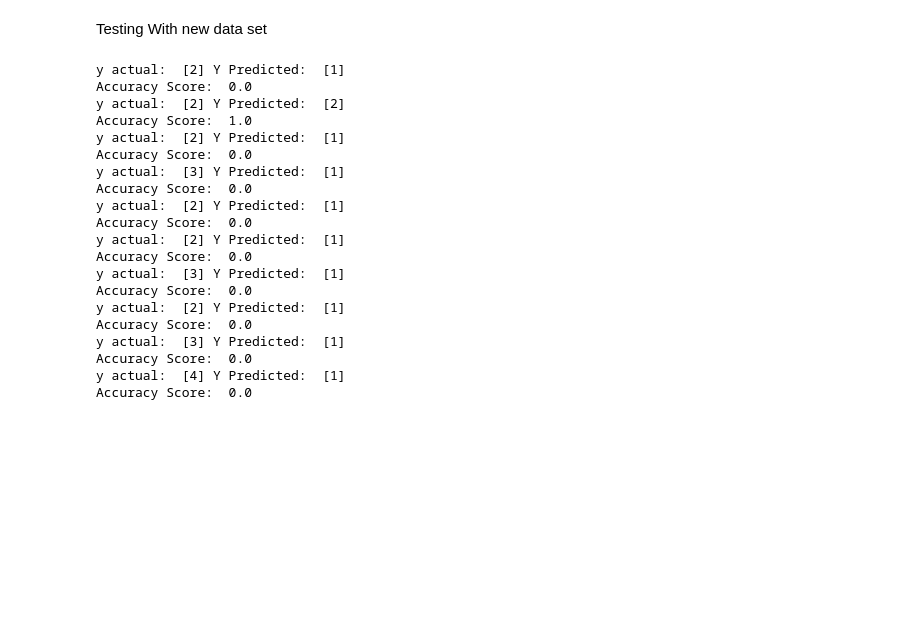
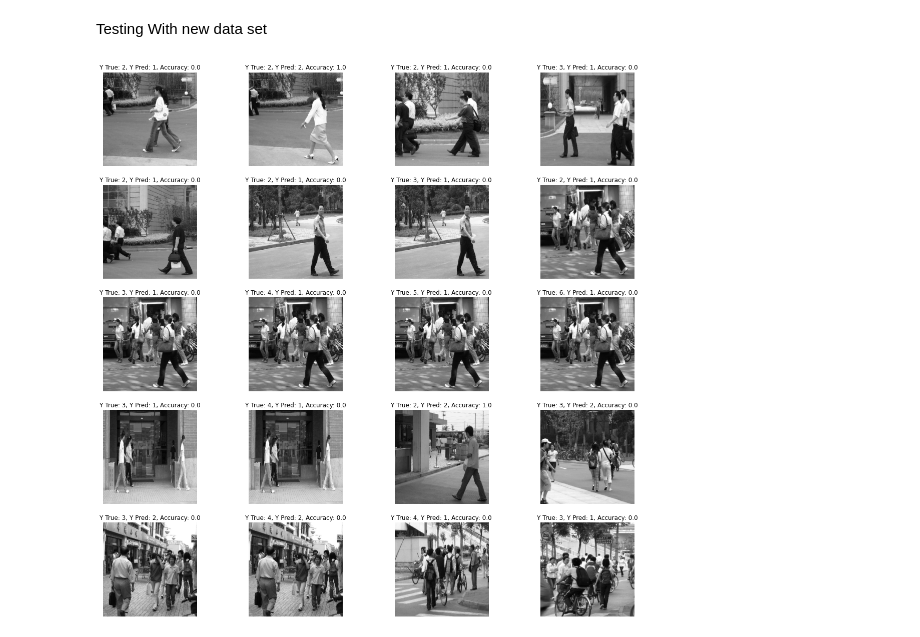
Before and after one commit to divyakumar95/HumanCount, a Jupyter notebook: MachineLearning-CA01.ipynb, the cells around one changed output. Drawn from its saved outputs; the diff is of its cells as text; code cells hidden in the pictures; blank space fills up the shorter version.

Commit message:
Added test images

```diff
--- a/MachineLearning-CA01.ipynb
+++ b/MachineLearning-CA01.ipynb
@@ -358,43 +358,33 @@ def Feat(FileName):
                     cells_per_block=(4, 4), visualize=True)#, multichannel=True)
     new = hog_image.flatten() #hog_image.flatten()
     mag = np.array(new, dtype='float32')
-    return mag
+    return [mag], hog_image,img1
 # %%
 ImagePath = 'Data/testdb.csv'
 TestImage = pd.read_csv(ImagePath, header=0, index_col=False)
 model_name = 'Models/lr.pkl'
 
 # load the model from disk
 #X_test, y_test = testData(TestImage)
-for i in range(10):
-    X_test = [Feat(TestImage.iloc[i].tolist()[0])]
+plt.figure(figsize=(20,20))
+b = 10
+for i in range(20):
+    #creating hog features
+    a = []
+    X_test, hog_img, img = Feat(TestImage.iloc[i].tolist()[0])
     y_test = [TestImage.iloc[i].tolist()[1]]
 
     loaded_model = pickle.load(open(model_name, 'rb'))
     #result = loaded_model.score(X_test, y_pred)
     y_pred = loaded_model.predict(X_test)
     acc = accuracy_score(y_test, y_pred) # compute accuracy
-    print('y actual: ',y_test,'Y Predicted: ',y_pred )
-    print('Accuracy Score: ',acc)
-    #print(X_test)
+    plt.subplot(5,4,i+1)
+    plt.imshow(img, cmap="gray")
+    plt.title('Y True: '+str(y_test[0])+', '+'Y Pred: '+str(y_pred[0]) +', '+'Accuracy: '+str(acc))
+    plt.axis('off')
+    #print('y actual: ',y_test,'Y Predicted: ',y_pred )
+    #print('Accuracy Score: ',acc)
+    #print(str(y_test[0]))
+    #print(str(y_pred[0]))
 # %% [output]
-y actual:  [2] Y Predicted:  [1]
-Accuracy Score:  0.0
-y actual:  [2] Y Predicted:  [2]
-Accuracy Score:  1.0
-y actual:  [2] Y Predicted:  [1]
-Accuracy Score:  0.0
-y actual:  [3] Y Predicted:  [1]
-Accuracy Score:  0.0
-y actual:  [2] Y Predicted:  [1]
-Accuracy Score:  0.0
-y actual:  [2] Y Predicted:  [1]
-Accuracy Score:  0.0
-y actual:  [3] Y Predicted:  [1]
-Accuracy Score:  0.0
-y actual:  [2] Y Predicted:  [1]
-Accuracy Score:  0.0
-y actual:  [3] Y Predicted:  [1]
-Accuracy Score:  0.0
-y actual:  [4] Y Predicted:  [1]
-Accuracy Score:  0.0
+[figure, added]
```
Also changed, not shown: parts of 1 cell of this notebook.
